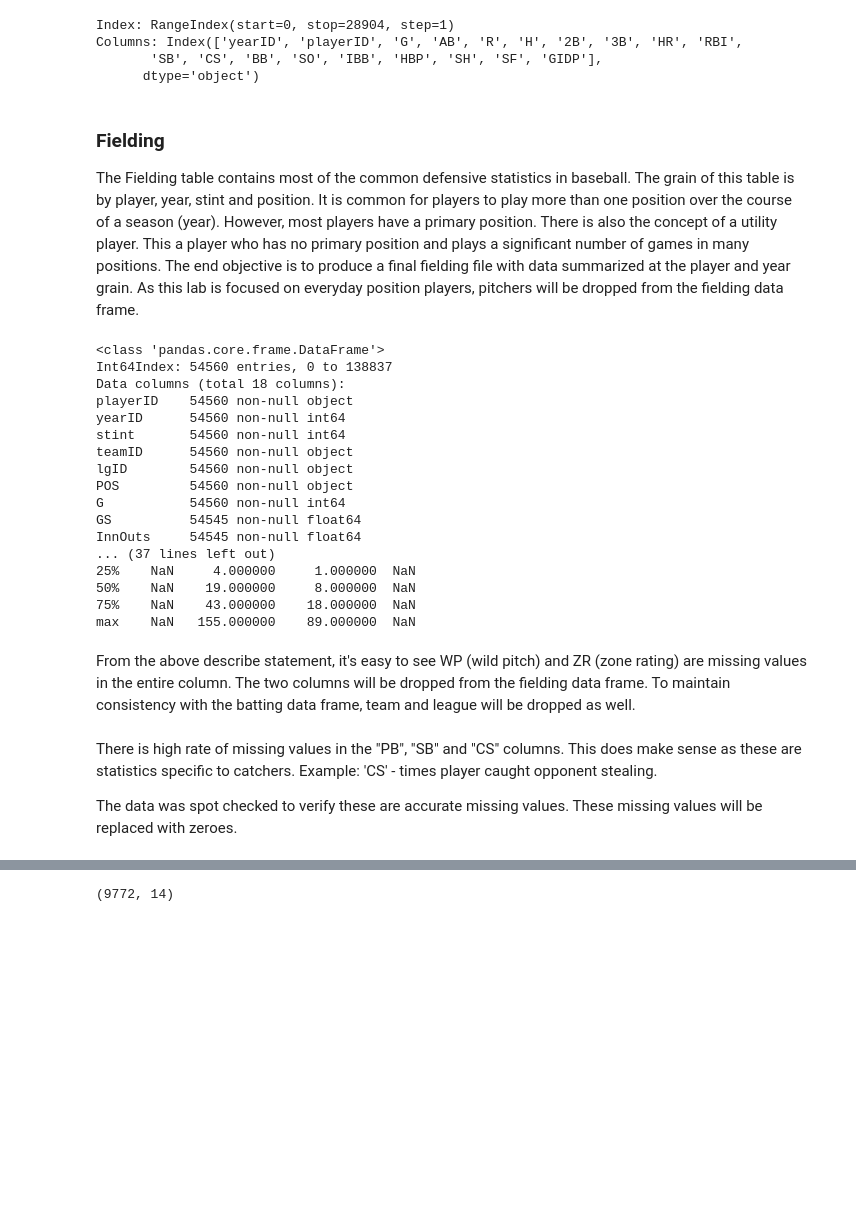
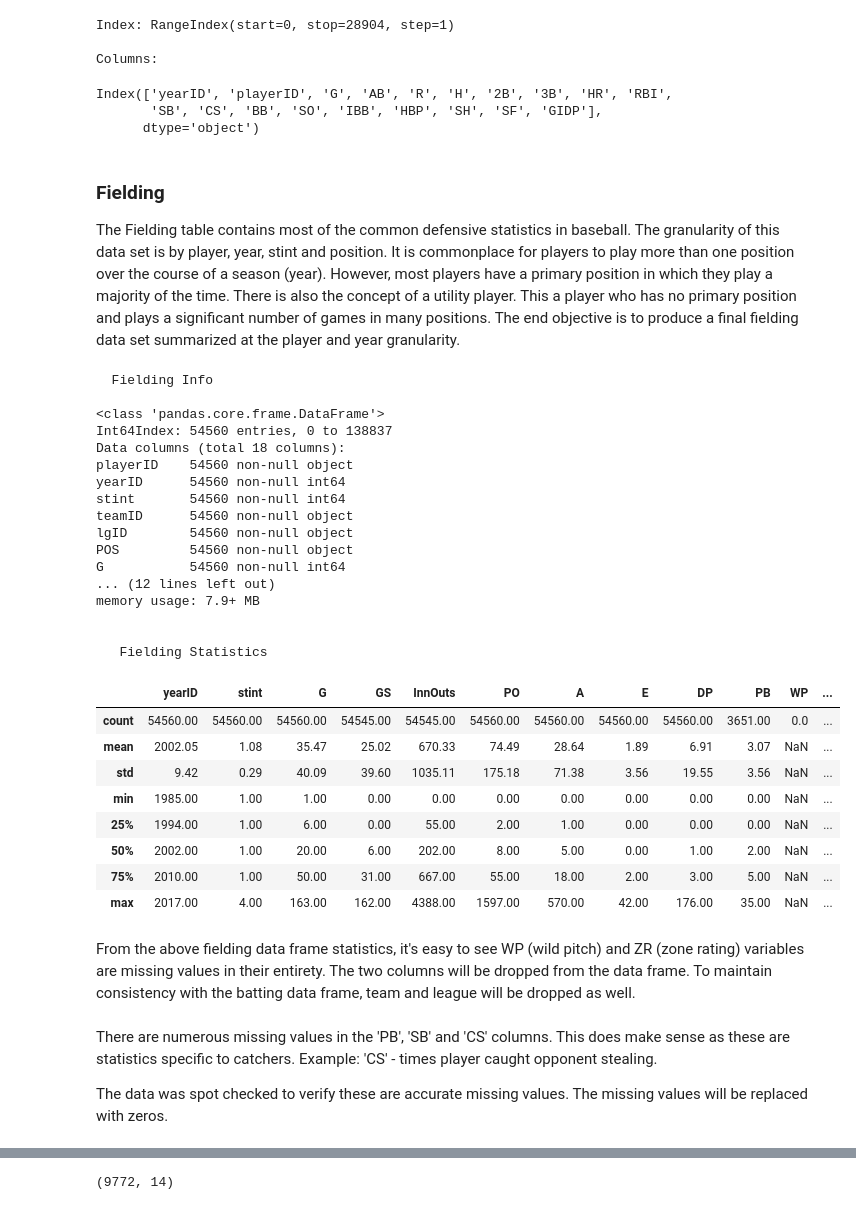
Before and after one commit to georgesturrock/7331_Lab3, a Jupyter notebook: DataUnderstanding.ipynb, the cells around one changed output, grey strips where cells are left out. Saved outputs shown, nothing was run; the diff lists cells and outputs as text; code cells hidden in the pictures; blank space fills up the shorter version.

```diff
--- a/DataUnderstanding.ipynb
+++ b/DataUnderstanding.ipynb
@@ -117,44 +162,58 @@ max       39.000000     17.000000     35.000000
 # %%
 print("Index:", battingFinal.index)
-print("Columns:", battingFinal.columns)
+print("\nColumns:")
+battingFinal.columns
 # %% [output]
 Index: RangeIndex(start=0, stop=28904, step=1)
-Columns: Index(['yearID', 'playerID', 'G', 'AB', 'R', 'H', '2B', '3B', 'HR', 'RBI',
-       'SB', 'CS', 'BB', 'SO', 'IBB', 'HBP', 'SH', 'SF', 'GIDP'],
-      dtype='object')
+
+Columns:
+Index(['yearID', 'playerID', 'G', 'AB', 'R', 'H', '2B', '3B', 'HR', 'RBI',
+       'SB', 'CS', 'BB', 'SO', 'IBB', 'HBP', 'SH', 'SF', 'GIDP'],
+      dtype='object')
 # %% [markdown]
 ### Fielding
-The Fielding table contains most of the common defensive statistics in baseball.  The grain of this table is by player, year, stint and position.  It is common for players to play more than one position over the course of a season (year).  However, most players have a primary position.  There is also the concept of a utility player.  This a player who has no primary position and plays a significant number of games in many positions.  The end objective is to produce a final fielding file with data summarized at the player and year grain.  As this lab is focused on everyday position players, pitchers will be dropped from the fielding data frame.
+The Fielding table contains most of the common defensive statistics in baseball.  The granularity of this data set is by player, year, stint and position.  It is commonplace for players to play more than one position over the course of a season (year).  However, most players have a primary position in which they play a majority of the time.  There is also the concept of a utility player.  This a player who has no primary position and plays a significant number of games in many positions.  The end objective is to produce a final fielding data set summarized at the player and year granularity.
 # %%
 #fielding = fielding[fielding.POS != 'P']
-print(fielding.info())
-print(fielding.describe())
+print('  Fielding Info\n')
+fielding.info()
+print('\n\n   Fielding Statistics\n')
+fielding.describe().round(2)
 # %% [output]
+  Fielding Info
+
 <class 'pandas.core.frame.DataFrame'>
 Int64Index: 54560 entries, 0 to 138837
 Data columns (total 18 columns):
 playerID    54560 non-null object
 yearID      54560 non-null int64
 stint       54560 non-null int64
 teamID      54560 non-null object
 lgID        54560 non-null object
 POS         54560 non-null object
 G           54560 non-null int64
-GS          54545 non-null float64
-InnOuts     54545 non-null float64
-... (37 lines left out)
-25%    NaN     4.000000     1.000000  NaN
-50%    NaN    19.000000     8.000000  NaN
-75%    NaN    43.000000    18.000000  NaN
-max    NaN   155.000000    89.000000  NaN
+... (12 lines left out)
+memory usage: 7.9+ MB
+
+
+   Fielding Statistics
+|  | yearID | stint | G | GS | InnOuts | PO | A | E | DP | PB | WP | ... |
+| count | 54560.00 | 54560.00 | 54560.00 | 54545.00 | 54545.00 | 54560.00 | 54560.00 | 54560.00 | 54560.00 | 3651.00 | 0.0 | ... |
+| mean | 2002.05 | 1.08 | 35.47 | 25.02 | 670.33 | 74.49 | 28.64 | 1.89 | 6.91 | 3.07 | NaN | ... |
+| std | 9.42 | 0.29 | 40.09 | 39.60 | 1035.11 | 175.18 | 71.38 | 3.56 | 19.55 | 3.56 | NaN | ... |
+| min | 1985.00 | 1.00 | 1.00 | 0.00 | 0.00 | 0.00 | 0.00 | 0.00 | 0.00 | 0.00 | NaN | ... |
+| 25% | 1994.00 | 1.00 | 6.00 | 0.00 | 55.00 | 2.00 | 1.00 | 0.00 | 0.00 | 0.00 | NaN | ... |
+| 50% | 2002.00 | 1.00 | 20.00 | 6.00 | 202.00 | 8.00 | 5.00 | 0.00 | 1.00 | 2.00 | NaN | ... |
+| 75% | 2010.00 | 1.00 | 50.00 | 31.00 | 667.00 | 55.00 | 18.00 | 2.00 | 3.00 | 5.00 | NaN | ... |
+| max | 2017.00 | 4.00 | 163.00 | 162.00 | 4388.00 | 1597.00 | 570.00 | 42.00 | 176.00 | 35.00 | NaN | ... |
 # %% [markdown]
-From the above describe statement, it's easy to see WP (wild pitch) and ZR (zone rating) are missing values in the entire column.  The two columns will be dropped from the fielding data frame.  To maintain consistency with the batting data frame, team and league will be dropped as well.
+From the above fielding data frame statistics, it's easy to see WP (wild pitch) and ZR (zone rating) variables are missing values in their entirety.  The two columns will be dropped from the data frame.  To maintain consistency with the batting data frame, team and league will be dropped as well.
 # %%
 fielding = fielding.drop(['teamID', 'lgID', 'WP', 'ZR'], axis=1)
 # %% [markdown]
-There is high rate of missing values in the "PB", "SB" and "CS" columns.  This does make sense as these are statistics specific to catchers. Example: 'CS' - times player caught opponent stealing.
+There are numerous missing values in the 'PB', 'SB' and 'CS' columns.  This does make sense as these are statistics specific to catchers. Example: 'CS' - times player caught opponent stealing.
 
-The data was spot checked to verify these are accurate missing values.  These missing values will be replaced with zeroes.
+The data was spot checked to verify these are accurate missing values.  The missing values will be replaced with zeros.
 # %%
 fielding.fillna(value={'PB': 0, 'SB': 0, 'ZR': 0, 'CS': 0}, inplace = True)
 #print(fielding.info())
```
Also changed, not shown: parts of 71 cells of this notebook, 6 other files.
